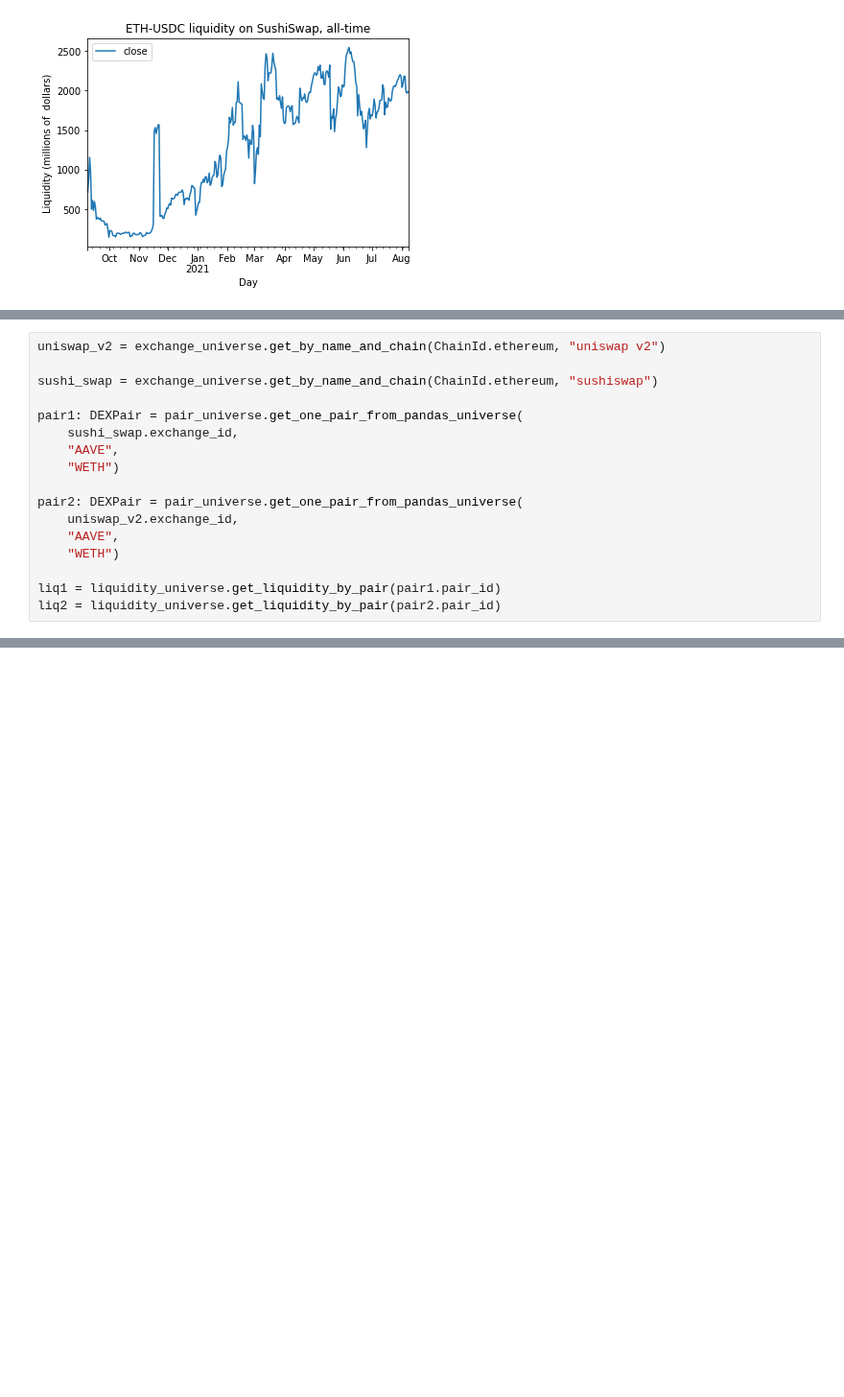
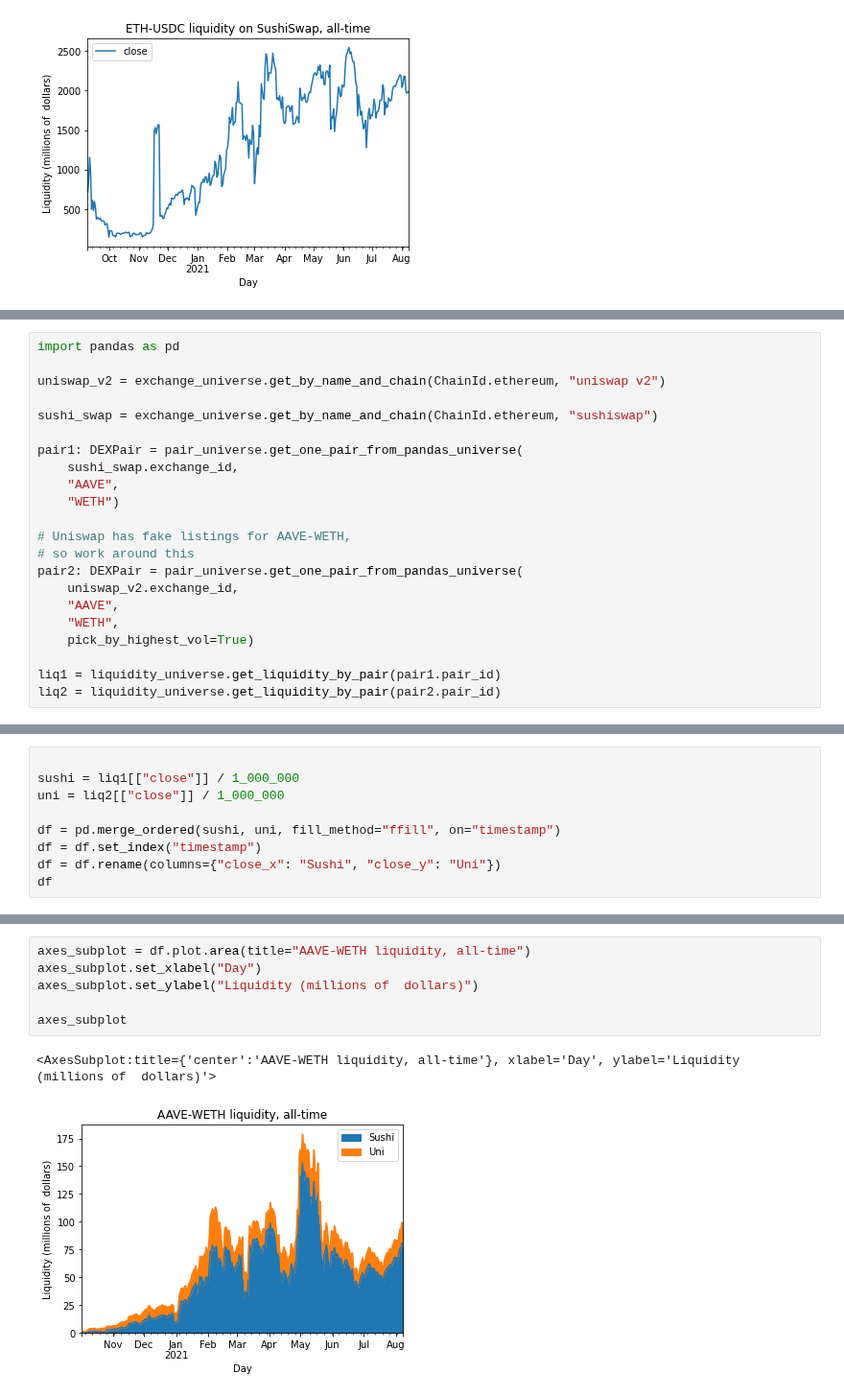
Before and after one commit to tradingstrategy-ai/trading-strategy, a Jupyter notebook: docs/source/examples/liquidity-analysis.ipynb, the cells around one changed output, grey strips where cells are left out. Shown at 96% size. Cells and saved outputs as stored; diff of their text form; blank space fills up the shorter version.

Commit message:
Getting the liquidity comparison across Sushiswap and Uniswap working

```diff
--- a/docs/source/examples/liquidity-analysis.ipynb
+++ b/docs/source/examples/liquidity-analysis.ipynb
@@ -158,4 +160,6 @@ In this example, we compare the liquidity across Uniswap, Sushiswap and Shiba Sw
 # %%
+import pandas as pd
+
 uniswap_v2 = exchange_universe.get_by_name_and_chain(ChainId.ethereum, "uniswap v2")
 
 sushi_swap = exchange_universe.get_by_name_and_chain(ChainId.ethereum, "sushiswap")
@@ -165,10 +169,13 @@ pair1: DEXPair = pair_universe.get_one_pair_from_pandas_universe(
     "AAVE",
     "WETH")
 
+# Uniswap has fake listings for AAVE-WETH,
+# so work around this
 pair2: DEXPair = pair_universe.get_one_pair_from_pandas_universe(
     uniswap_v2.exchange_id,
     "AAVE",
-    "WETH")
+    "WETH",
+    pick_by_highest_vol=True)
 
 liq1 = liquidity_universe.get_liquidity_by_pair(pair1.pair_id)
 liq2 = liquidity_universe.get_liquidity_by_pair(pair2.pair_id)
@@ -176,0 +184,9 @@ DuplicatePair: Multiple trading pairs found AAVE-WETH
+# %%
+
+sushi = liq1[["close"]] / 1_000_000
+uni = liq2[["close"]] / 1_000_000
+
+df = pd.merge_ordered(sushi, uni, fill_method="ffill", on="timestamp")
+df = df.set_index("timestamp")
+df = df.rename(columns={"close_x": "Sushi", "close_y": "Uni"})
+df
@@ -176,0 +208,9 @@ DuplicatePair: Multiple trading pairs found AAVE-WETH
+# %%
+axes_subplot = df.plot.area(title="AAVE-WETH liquidity, all-time")
+axes_subplot.set_xlabel("Day")
+axes_subplot.set_ylabel("Liquidity (millions of  dollars)")
+
+axes_subplot
+# %% [output]
+<AxesSubplot:title={'center':'AAVE-WETH liquidity, all-time'}, xlabel='Day', ylabel='Liquidity (millions of  dollars)'>
+[figure, added]
```
Also changed, not shown: parts of 5 cells of this notebook, 1 other file.
